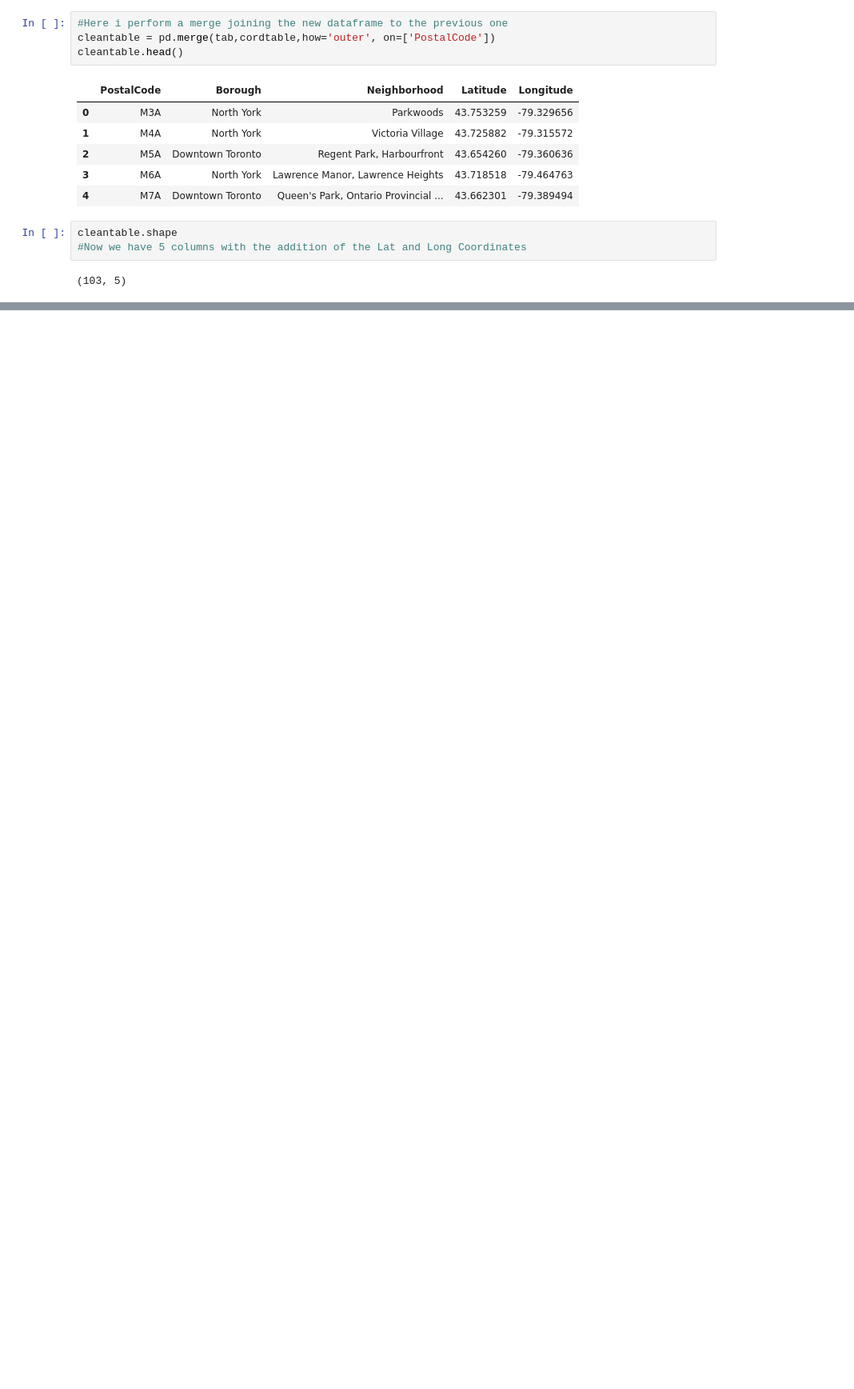
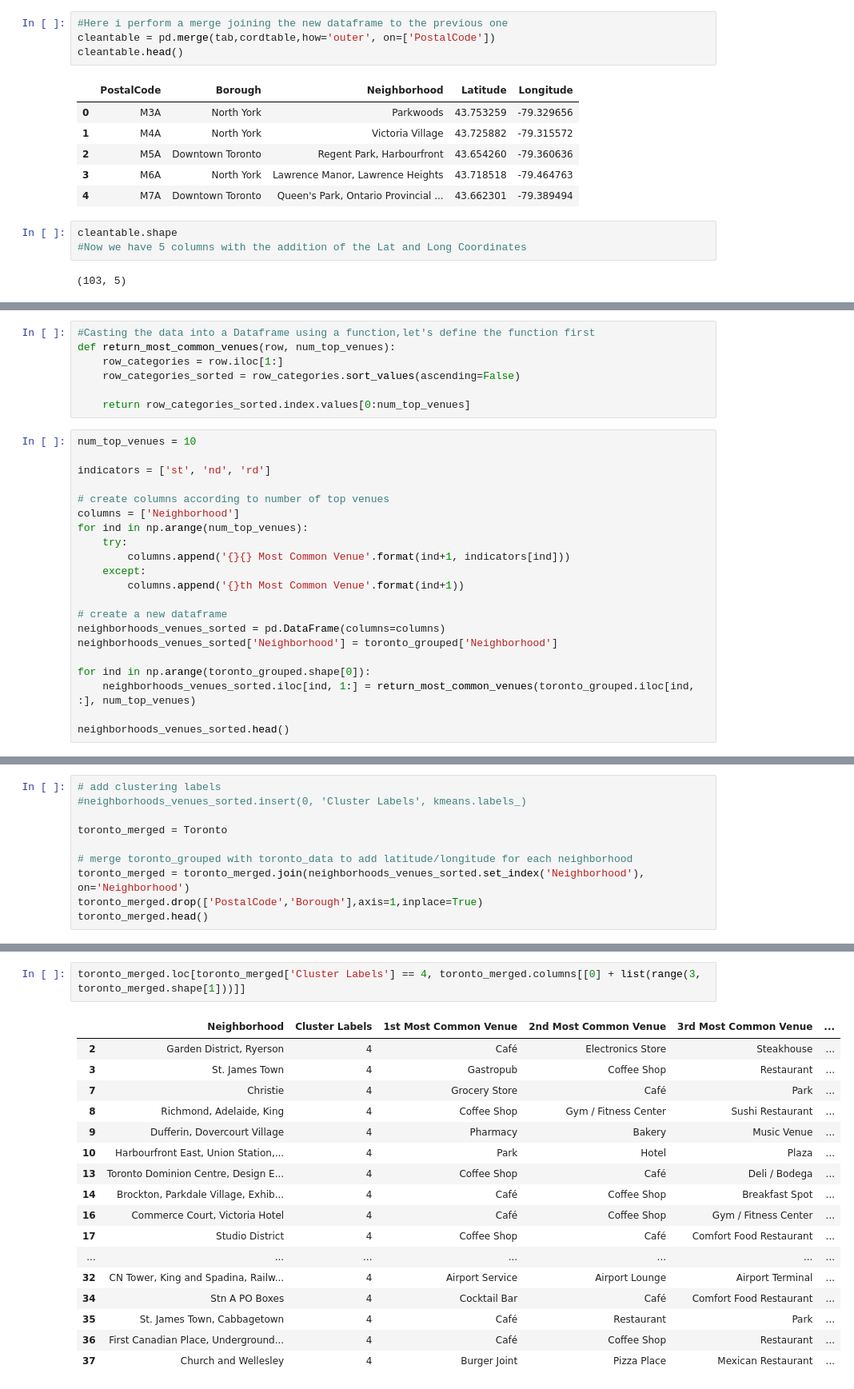
Before and after one commit to simplyDonald/Coursera_Capstone, a Jupyter notebook: Segmentation_project_Wk3.ipynb, the cells around one changed output, grey strips where cells are left out. Shown at 80% size. Saved outputs shown, nothing was run; the diff lists cells and outputs as text; blank space fills up the shorter version.

```diff
--- a/Segmentation_project_Wk3.ipynb
+++ b/Segmentation_project_Wk3.ipynb
@@ -114,0 +440,28 @@ cleantable.shape
+# %%
+#Casting the data into a Dataframe using a function,let's define the function first
+def return_most_common_venues(row, num_top_venues):
+    row_categories = row.iloc[1:]
+    row_categories_sorted = row_categories.sort_values(ascending=False)
+
+    return row_categories_sorted.index.values[0:num_top_venues]
+# %%
+num_top_venues = 10
+
+indicators = ['st', 'nd', 'rd']
+
+# create columns according to number of top venues
+columns = ['Neighborhood']
+for ind in np.arange(num_top_venues):
+    try:
+        columns.append('{}{} Most Common Venue'.format(ind+1, indicators[ind]))
+    except:
+        columns.append('{}th Most Common Venue'.format(ind+1))
+
+# create a new dataframe
+neighborhoods_venues_sorted = pd.DataFrame(columns=columns)
+neighborhoods_venues_sorted['Neighborhood'] = toronto_grouped['Neighborhood']
+
+for ind in np.arange(toronto_grouped.shape[0]):
+    neighborhoods_venues_sorted.iloc[ind, 1:] = return_most_common_venues(toronto_grouped.iloc[ind, :], num_top_venues)
+
+neighborhoods_venues_sorted.head()
@@ -114,0 +489,10 @@ cleantable.shape
+# %%
+# add clustering labels
+#neighborhoods_venues_sorted.insert(0, 'Cluster Labels', kmeans.labels_)
+
+toronto_merged = Toronto
+
+# merge toronto_grouped with toronto_data to add latitude/longitude for each neighborhood
+toronto_merged = toronto_merged.join(neighborhoods_venues_sorted.set_index('Neighborhood'), on='Neighborhood')
+toronto_merged.drop(['PostalCode','Borough'],axis=1,inplace=True)
+toronto_merged.head()
@@ -114,0 +571,20 @@ cleantable.shape
+# %%
+toronto_merged.loc[toronto_merged['Cluster Labels'] == 4, toronto_merged.columns[[0] + list(range(3, toronto_merged.shape[1]))]]
+# %% [output]
+|  | Neighborhood | Cluster Labels | 1st Most Common Venue | 2nd Most Common Venue | 3rd Most Common Venue | ... |
+| 2 | Garden District, Ryerson | 4 | Café | Electronics Store | Steakhouse | ... |
+| 3 | St. James Town | 4 | Gastropub | Coffee Shop | Restaurant | ... |
+| 7 | Christie | 4 | Grocery Store | Café | Park | ... |
+| 8 | Richmond, Adelaide, King | 4 | Coffee Shop | Gym / Fitness Center | Sushi Restaurant | ... |
+| 9 | Dufferin, Dovercourt Village | 4 | Pharmacy | Bakery | Music Venue | ... |
+| 10 | Harbourfront East, Union Station,... | 4 | Park | Hotel | Plaza | ... |
+| 13 | Toronto Dominion Centre, Design E... | 4 | Coffee Shop | Café | Deli / Bodega | ... |
+| 14 | Brockton, Parkdale Village, Exhib... | 4 | Café | Coffee Shop | Breakfast Spot | ... |
+| 16 | Commerce Court, Victoria Hotel | 4 | Café | Coffee Shop | Gym / Fitness Center | ... |
+| 17 | Studio District | 4 | Coffee Shop | Café | Comfort Food Restaurant | ... |
+| ... | ... | ... | ... | ... | ... | ... |
+| 32 | CN Tower, King and Spadina, Railw... | 4 | Airport Service | Airport Lounge | Airport Terminal | ... |
+| 34 | Stn A PO Boxes | 4 | Cocktail Bar | Café | Comfort Food Restaurant | ... |
+| 35 | St. James Town, Cabbagetown | 4 | Café | Restaurant | Park | ... |
+| 36 | First Canadian Place, Underground... | 4 | Café | Coffee Shop | Restaurant | ... |
+| 37 | Church and Wellesley | 4 | Burger Joint | Pizza Place | Mexican Restaurant | ... |
```
Also changed, not shown: parts of 43 cells of this notebook.
